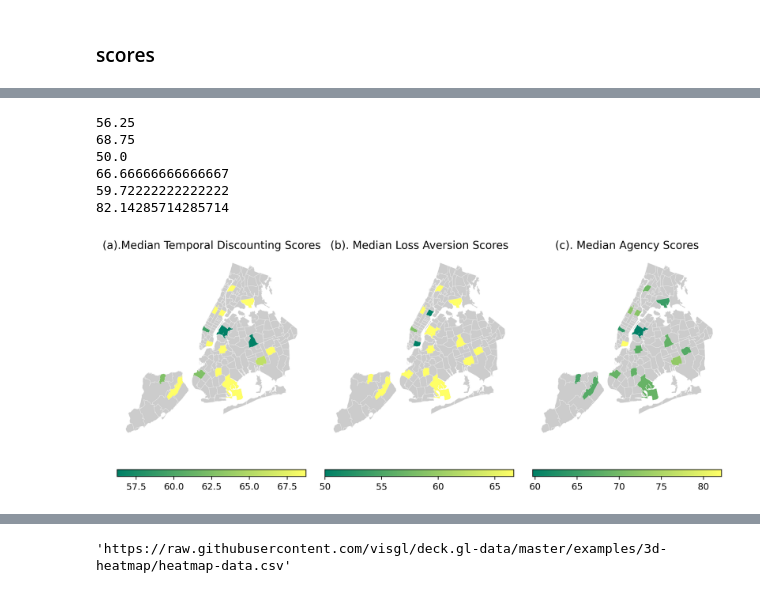
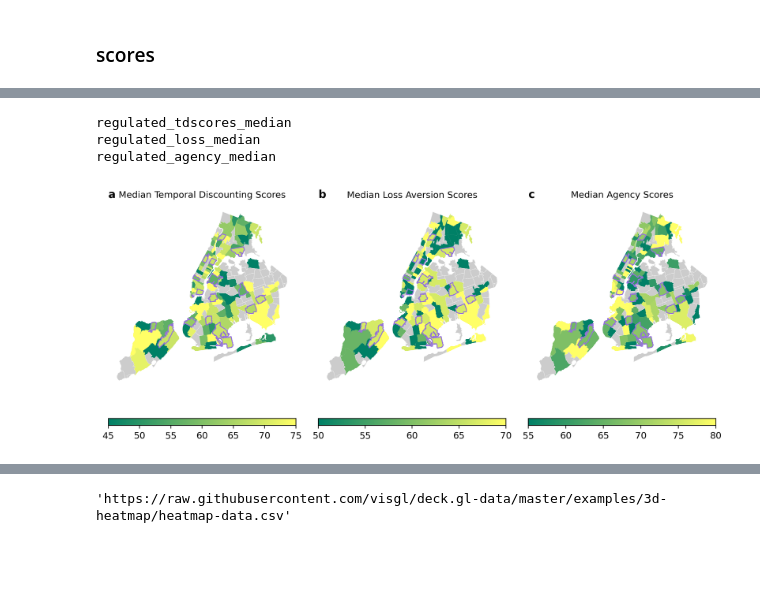
Before and after one commit to Qing1011/behaviours_epidemics, a Jupyter notebook: mobility_data_analysis/2.4_Plot_on_maps.ipynb, the cells around one changed output, grey strips where cells are left out. Saved outputs shown, nothing was run; the diff lists cells and outputs as text; code cells hidden in the pictures; blank space fills up the shorter version.

```diff
--- a/mobility_data_analysis/2.4_Plot_on_maps.ipynb
+++ b/mobility_data_analysis/2.4_Plot_on_maps.ipynb
@@ -93,6 +129,6 @@ gdf_merged = gdf.merge(visits_scores_wk, on='MODZCTA', how='left')
 # %%
 week_str_ls = []
-for wk_idx in range(51):  # Assuming you want to go up to '51'
+for wk_idx in range(53):  # Assuming you want to go up to '53' previous 51
     week_str = str(wk_idx).zfill(2)
     week_str_ls.append(week_str)
 # %%
@@ -145,0 +199,5 @@ scores_title_dict = {'regulated_tdscores_median':'(a).Median Temporal Discountin
+# %%
+modzcta_scores = pd.read_csv('../results/scores/modzcta_scores.csv') #modzcta_scores
+gdf = gpd.read_file('../Data/geography_data/MODZCTA_2010.shp')
+gdf['MODZCTA'] = gdf['MODZCTA'].astype(np.int64)
+gdf_merged = gdf.merge(modzcta_scores, on='MODZCTA', how='left')
@@ -145,0 +208,4 @@ scores_title_dict = {'regulated_tdscores_median':'(a).Median Temporal Discountin
+# %%
+used_mod = visits_scores_wk['MODZCTA'].unique()
+highlight_indices = gdf_merged.index[gdf_merged['MODZCTA'].isin(used_mod)].tolist()
+highlight_gdf = gdf_merged.iloc[highlight_indices]
@@ -146,65 +232,46 @@ scores_title_dict = {'regulated_tdscores_median':'(a).Median Temporal Discountin
 # %%
 dpi = 350
 figsize = (12, 5)  # inches
-import matplotlib as mpl
-from matplotlib.cm import ScalarMappable
+scores_title_dict1 = {'regulated_tdscores_median':'a', 'regulated_loss_median':'b', 'regulated_agency_median':'c'}
+scores_title_dict2 = {'regulated_tdscores_median':'Median Temporal Discounting Scores', 'regulated_loss_median':'Median Loss Aversion Scores', 'regulated_agency_median':'Median Agency Scores'}
 
 fig = plt.figure(figsize=figsize,dpi = dpi)
 # gs = gridspec.GridSpec(1, 3, height_ratios=[1], hspace=0.3, wspace=0.1)
-gs = gridspec.GridSpec(2, 3, height_ratios=[35, 1], hspace=0., wspace=0.1)  # Adjust height_ratios for plot to colorbar
+gs = gridspec.GridSpec(2, 3, height_ratios=[35, 1], hspace=0., wspace=0.12)  # Adjust height_ratios for plot to colorbar
+vmax_min_dic = {'regulated_tdscores_median':(45,
+75), 'regulated_loss_median':(50,70), 'regulated_agency_median':(55,80)}
 
-for idx, (k,v) in enumerate(scores_title_dict.items()):
-    print (np.min(visits_scores_wk[visits_scores_wk['week']==0][k]))
-    print (np.max(visits_scores_wk[visits_scores_wk['week']==0][k]))
-    # ax = plt.subplot(gs[idx // 3, idx % 3])
+for idx, (k,v) in enumerate(scores_title_dict1.items()):
+    print (k)
     ax = fig.add_subplot(gs[0, idx])
     gdf.plot(ax=ax, color='grey', alpha=0.4, edgecolor='white',linewidth=0.5)
 
-    # norm = Normalize(vmin=50, vmax=90)
-    vmin = gdf_merged[k].min()
-    vmax = gdf_merged[k].max()
+    vmin = vmax_min_dic[k][0]
+    vmax = vmax_min_dic[k][1]
     norm = Normalize(vmin=vmin, vmax=vmax)
     # norm = Normalize()
-    cmap = mpl.cm.summer
-    # divnorm = mpl.colors.TwoSlopeNorm(vmin=50., vcenter=60, vmax=90)
+    cmap = mpl.cm.summer # PRGn
+    mapping = gdf_merged.plot(column=k, cmap=cmap,legend=False,  norm = norm, ax=ax)
+
     cax = fig.add_subplot(gs[1, idx])
-    mapping = gdf_merged[gdf_merged['week']==0].plot(column=k, cmap=cmap,legend=False,  ax=ax)
-
     sm = ScalarMappable(norm=norm, cmap=cmap)
-
     sm.set_array([])
     plt.colorbar(sm, cax=cax, orientation='horizontal')
-    subtitle_text = v
-    ax.set_title(subtitle_text)
+    ## Highlight the modzcta
+    highlight_gdf.plot(ax=ax, color='none', edgecolor='mediumpurple', linewidth=1)
+    ##
+    ax.set_title(v,fontsize=12, fontweight='bold',loc='left')
+    ax.text(0.5, 1.02, scores_title_dict2[k], fontsize=10, transform=ax.transAxes,ha='center', va='bottom')
+    ax.axis('off')
 
-
-    # gdf_plot = gdf_merged[gdf_merged['week']==0].copy()
-    # gdf_plot['centroid'] = gdf_plot.geometry.centroid
-    # for idx, row in gdf_plot.iterrows():
-    #     x, y = row['geometry'].exterior.coords.xy
-    #     z = np.full_like(x, row['modzcta_count'])
-    #     verts = [list(zip(x, y, z))]
-    #     poly = Poly3DCollection(verts, alpha=.7, facecolor=cmap(norm(row['modzcta_count'])))
-    #     ax.add_collection3d(poly)
-    ax.axis('off')
-# cax = fig.add_axes([0.93, 0.2, 0.03, 0.6])  # Adjust these values to position the colorbar: [left, bottom, width, height]
-# Create a ScalarMappable with the normalization and colormap
-# sm = plt.cm.ScalarMappable(cmap='summer', norm=divnorm)
-# sm._A = []  # This is a workaround for empty ScalarMappable
-# Add the colorbar to the figure
-# fig.colorbar(sm, cax=cax, orientation='vertical')
-# Save each frame to a file
 filename = f'../results/plots_maps/scores_png/scores.png'
-# plt.savefig(filename, bbox_inches='tight',pad_inches=0,dpi=dpi)
+plt.savefig(filename, bbox_inches='tight',pad_inches=0,dpi=dpi)
 # plt.close()
 # %% [output]
-56.25
-68.75
-50.0
-66.66666666666667
-59.72222222222222
-82.14285714285714
+regulated_tdscores_median
+regulated_loss_median
+regulated_agency_median
-[figure, old version]
+[figure, new version]
 # %%
 import geopandas as gpd
 import pydeck as pdk
```
Also changed, not shown: parts of 17 cells of this notebook, 28 other files.
